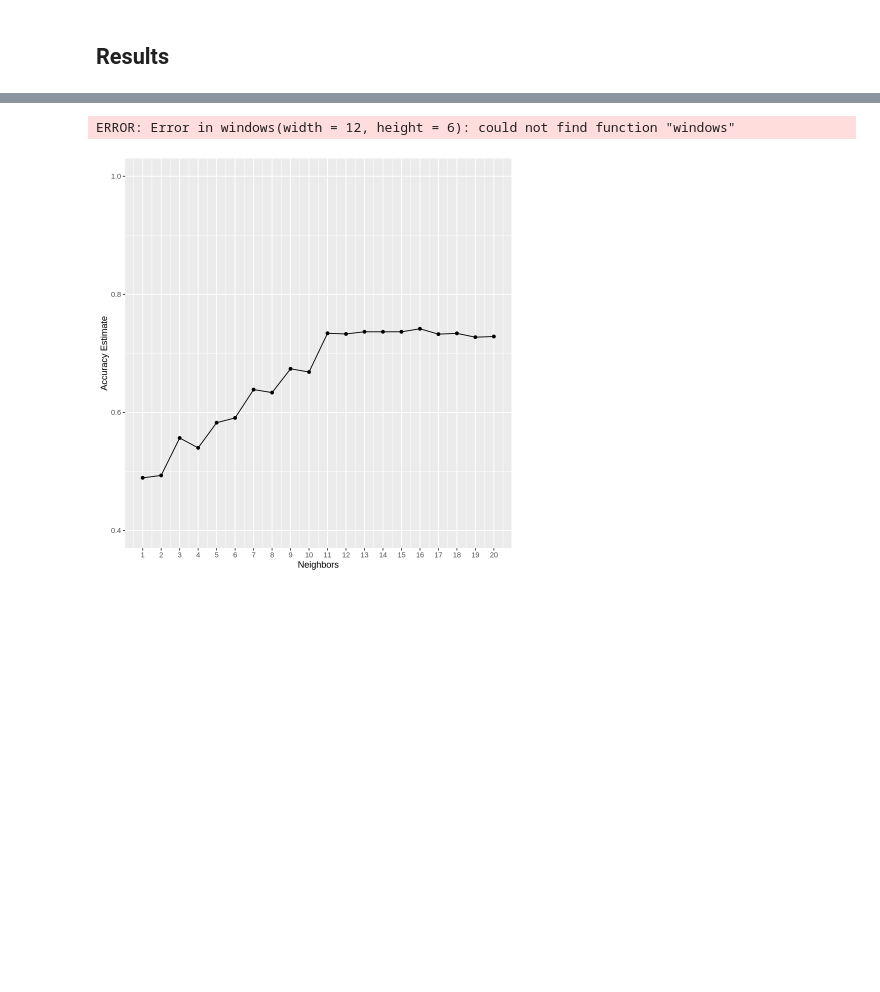
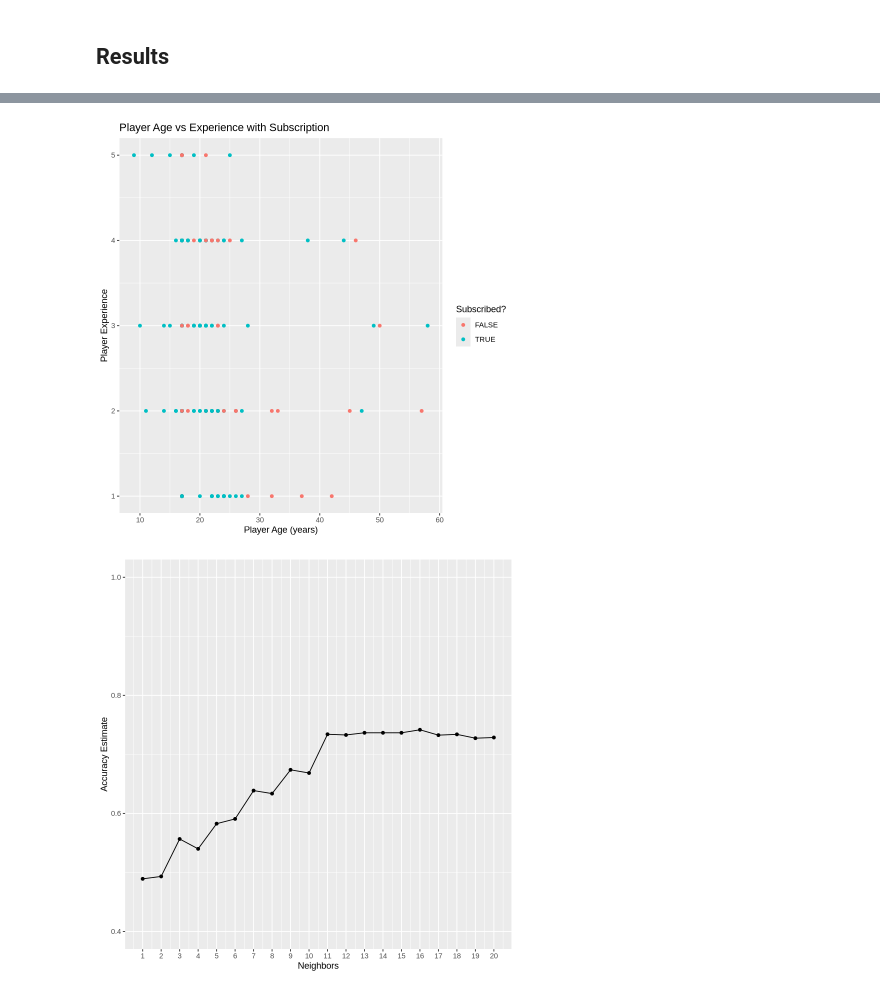
Before and after one commit to Mantoj130/Data-Science-Project, a Jupyter notebook: FinalReport.ipynb, the cells around one changed output, grey strips where cells are left out. Cells and saved outputs as stored; diff of their text form; code cells hidden in the pictures; blank space fills up the shorter version.

```diff
--- a/FinalReport.ipynb
+++ b/FinalReport.ipynb
@@ -86,24 +87,13 @@ lgl (1): subscribe
 # %%
 #exploration plots
-windows(width = 12, height = 6)
-plot1 <- players |>
+plot <- players |>
     ggplot(aes(x = age, y =  experience_numeric, colour = subscribe)) +
         geom_point() +
         labs(x="Player Age (years)", y="Player Experience", colour="Subscribed?") +
-        ggtitle("Player Age vs Experience with Newsletter Subscription Rate")
-plot2 <- players |>
-    group_by(experience) |>
-    summarize(prop_subscribe = mean(subscribe)) |>
-    ggplot(aes(x= experience, y=prop_subscribe, fill = experience)) +
-    geom_col() +
-    labs(title = "Newsletter Subscription Rate by Experience Level",
-         x = "Experience Level",
-         y = "Proportion Subscribed")
-plot1 <- plot1 + theme(aspect.ratio = 1)
-plot2 <- plot2 + theme(aspect.ratio = 1)
-grid.arrange(plot1, plot2, ncol = 2, widths = c(1,1))
+        ggtitle("Player Age vs Experience with Subscription")
+plot
 # %% [output]
-ERROR: Error in windows(width = 12, height = 6): could not find function "windows"
+[figure, added]
 # %%
 #Splitting dataset between training and testing
 player_split <- initial_split(players, prop = 0.80, strata = subscribe_factor)
```
Also changed, not shown: parts of 4 cells of this notebook.
